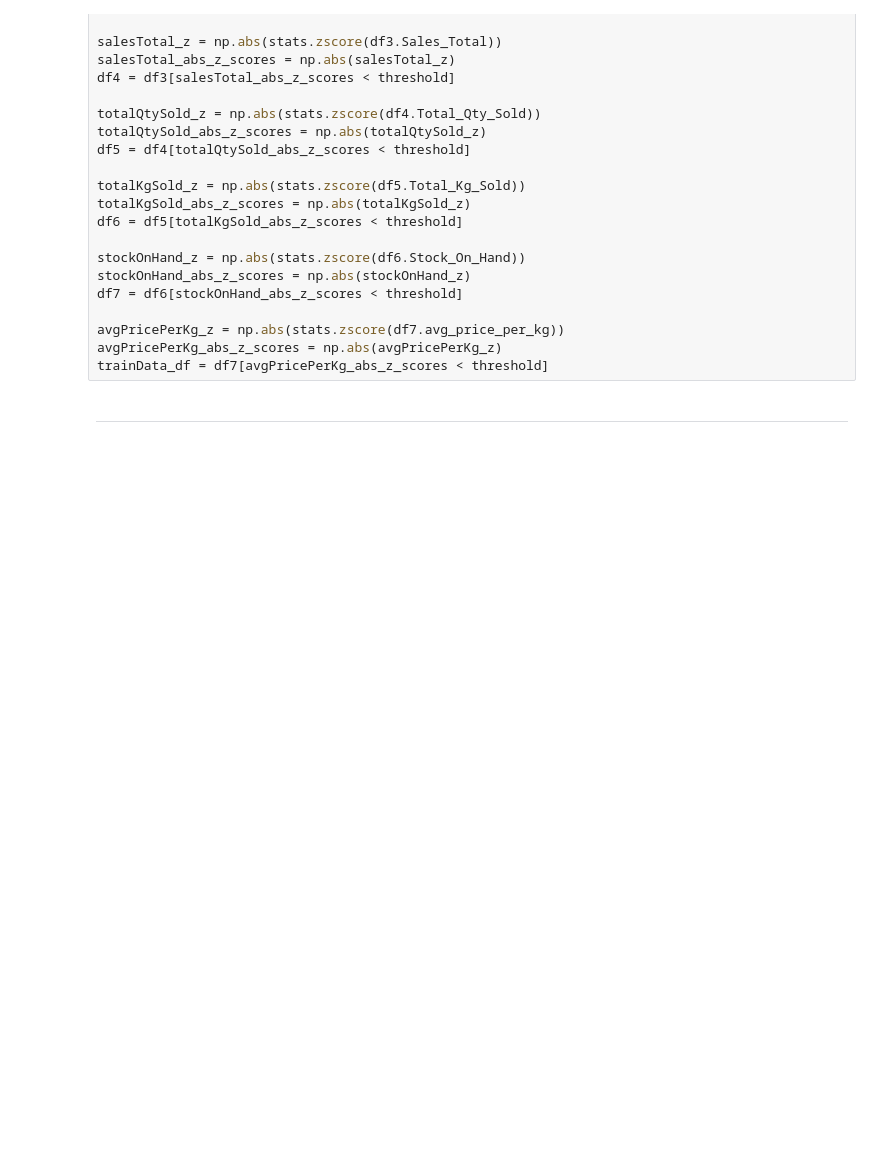
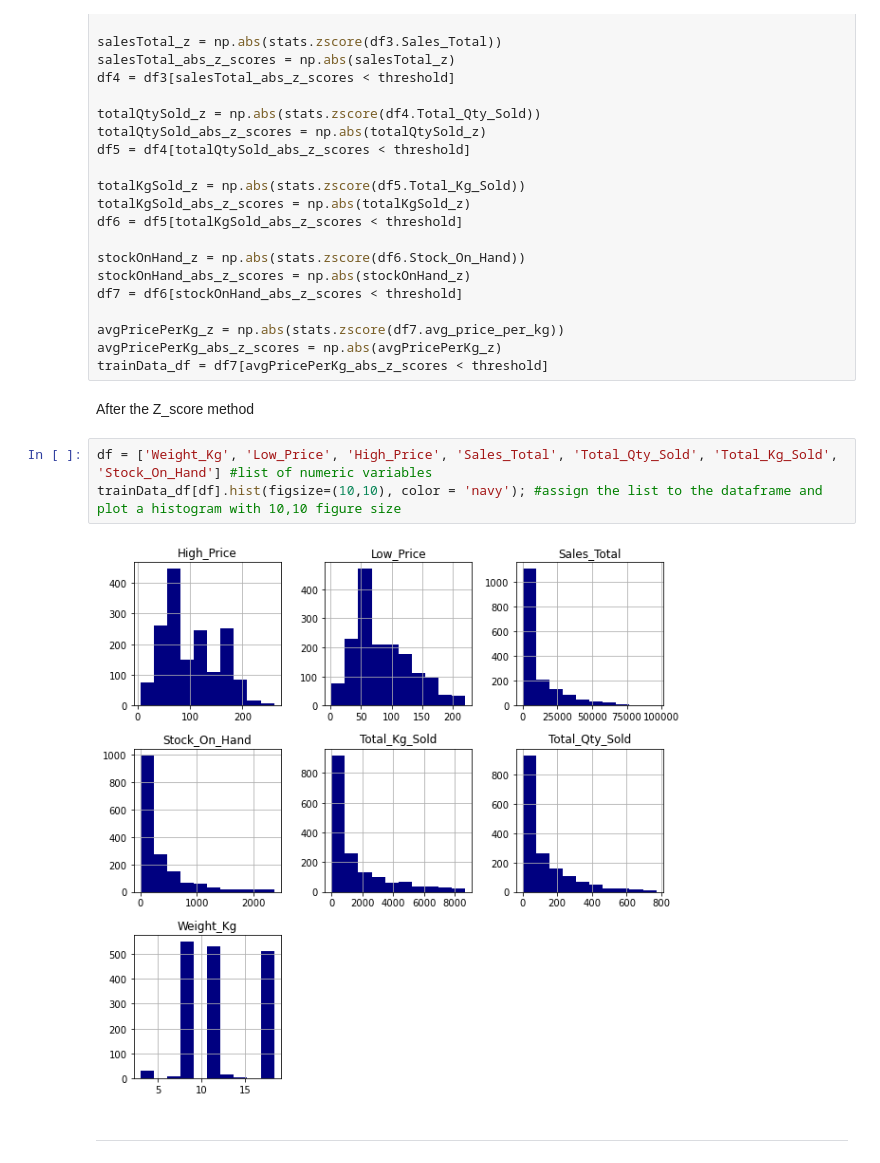
Before and after one commit to ThapeloMakhalanyane/regression-apples-predict-api-template, a Jupyter notebook: ZM8Regression.ipynb, the cells around one changed output. Cells and saved outputs as stored; diff of their text form; blank space fills up the shorter version.

```diff
--- a/ZM8Regression.ipynb
+++ b/ZM8Regression.ipynb
@@ -234,6 +236,13 @@ df7 = df6[stockOnHand_abs_z_scores < threshold]
 avgPricePerKg_z = np.abs(stats.zscore(df7.avg_price_per_kg))
 avgPricePerKg_abs_z_scores = np.abs(avgPricePerKg_z)
 trainData_df = df7[avgPricePerKg_abs_z_scores < threshold]
+# %% [markdown]
+After the Z_score method
+# %%
+df = ['Weight_Kg', 'Low_Price', 'High_Price', 'Sales_Total', 'Total_Qty_Sold', 'Total_Kg_Sold', 'Stock_On_Hand'] #list of numeric variables
+trainData_df[df].hist(figsize=(10,10), color = 'navy'); #assign the list to the dataframe and plot a histogram with 10,10 figure size
+# %% [output]
+[figure, added]
 # %% [markdown]
 ____________________________________________________________________________________________________________________________
 # %% [markdown]
```
Also changed, not shown: parts of 24 cells of this notebook.
